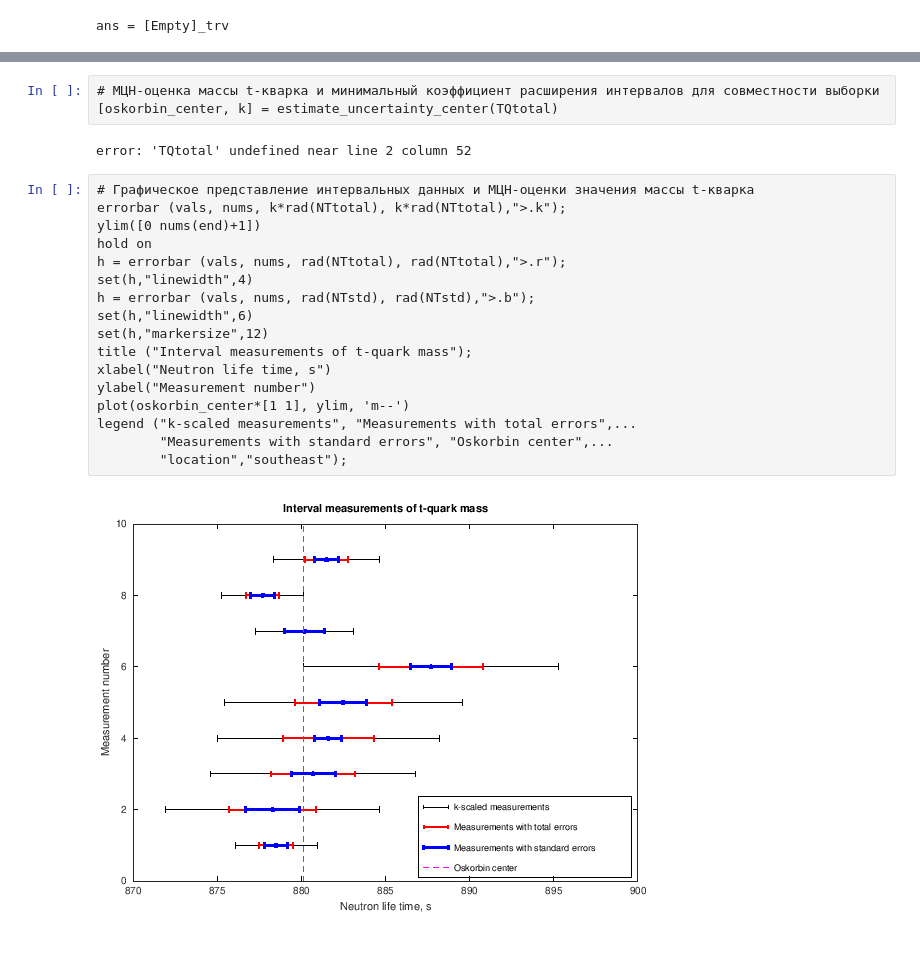
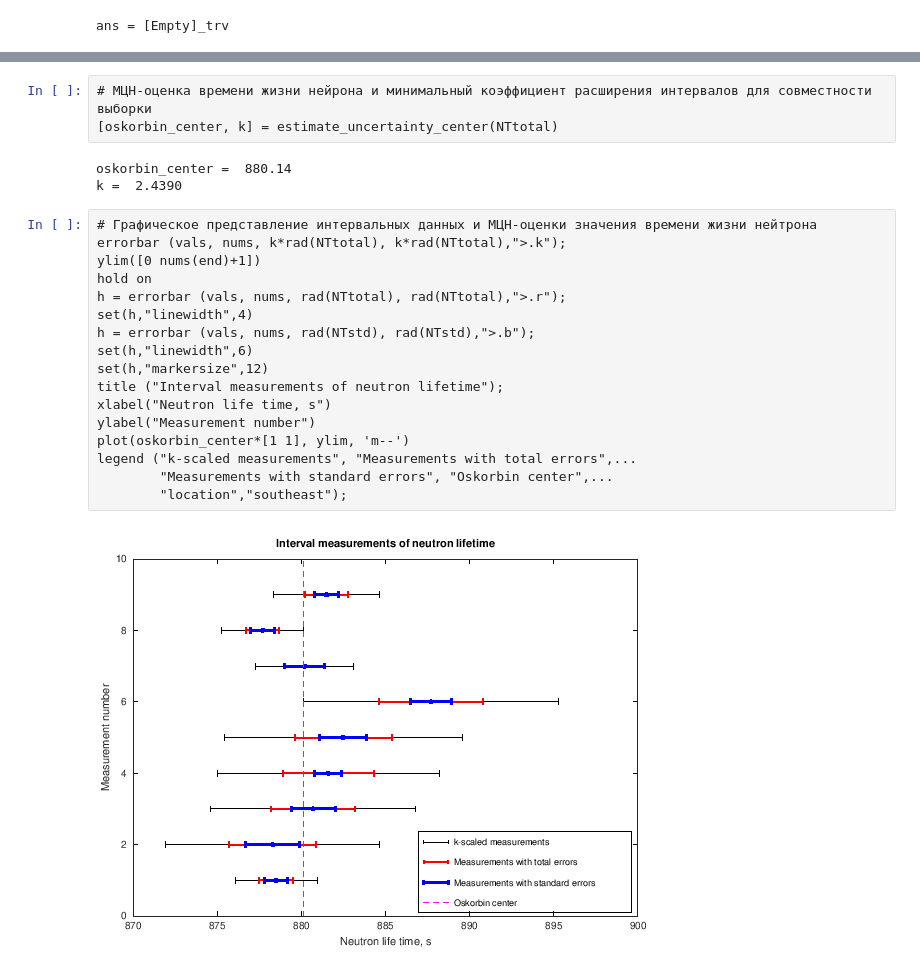
Before and after one commit to szhilin/octave-interval-examples, a Jupyter notebook: NeutronLifetime.ipynb, the cells around one changed output, grey strips where cells are left out. Saved outputs shown, nothing was run; the diff lists cells and outputs as text.

```diff
--- a/NeutronLifetime.ipynb
+++ b/NeutronLifetime.ipynb
@@ -228,26 +232,27 @@ function [oskorbin_center, k] = estimate_uncertainty_center(intervals)
   k = beta(2);
 end
 # %%
-# МЦН-оценка массы t-кварка и минимальный коэффициент расширения интервалов для совместности выборки
-[oskorbin_center, k] = estimate_uncertainty_center(TQtotal)
+# МЦН-оценка времени жизни нейрона и минимальный коэффициент расширения интервалов для совместности выборки
+[oskorbin_center, k] = estimate_uncertainty_center(NTtotal)
 # %% [output]
-error: 'TQtotal' undefined near line 2 column 52
+oskorbin_center =  880.14
+k =  2.4390
 # %%
-# Графическое представление интервальных данных и МЦН-оценки значения массы t-кварка
+# Графическое представление интервальных данных и МЦН-оценки значения времени жизни нейтрона
 errorbar (vals, nums, k*rad(NTtotal), k*rad(NTtotal),">.k");
 ylim([0 nums(end)+1])
 hold on
 h = errorbar (vals, nums, rad(NTtotal), rad(NTtotal),">.r");
 set(h,"linewidth",4)
 h = errorbar (vals, nums, rad(NTstd), rad(NTstd),">.b");
 set(h,"linewidth",6)
 set(h,"markersize",12)
-title ("Interval measurements of t-quark mass");
+title ("Interval measurements of neutron lifetime");
 xlabel("Neutron life time, s")
 ylabel("Measurement number")
 plot(oskorbin_center*[1 1], ylim, 'm--')
 legend ("k-scaled measurements", "Measurements with total errors",...
         "Measurements with standard errors", "Oskorbin center",...
         "location","southeast");
 # %% [output]
-[figure, old version]
+[figure, new version]
```
Also changed, not shown: parts of 3 cells of this notebook, 1 other file.
